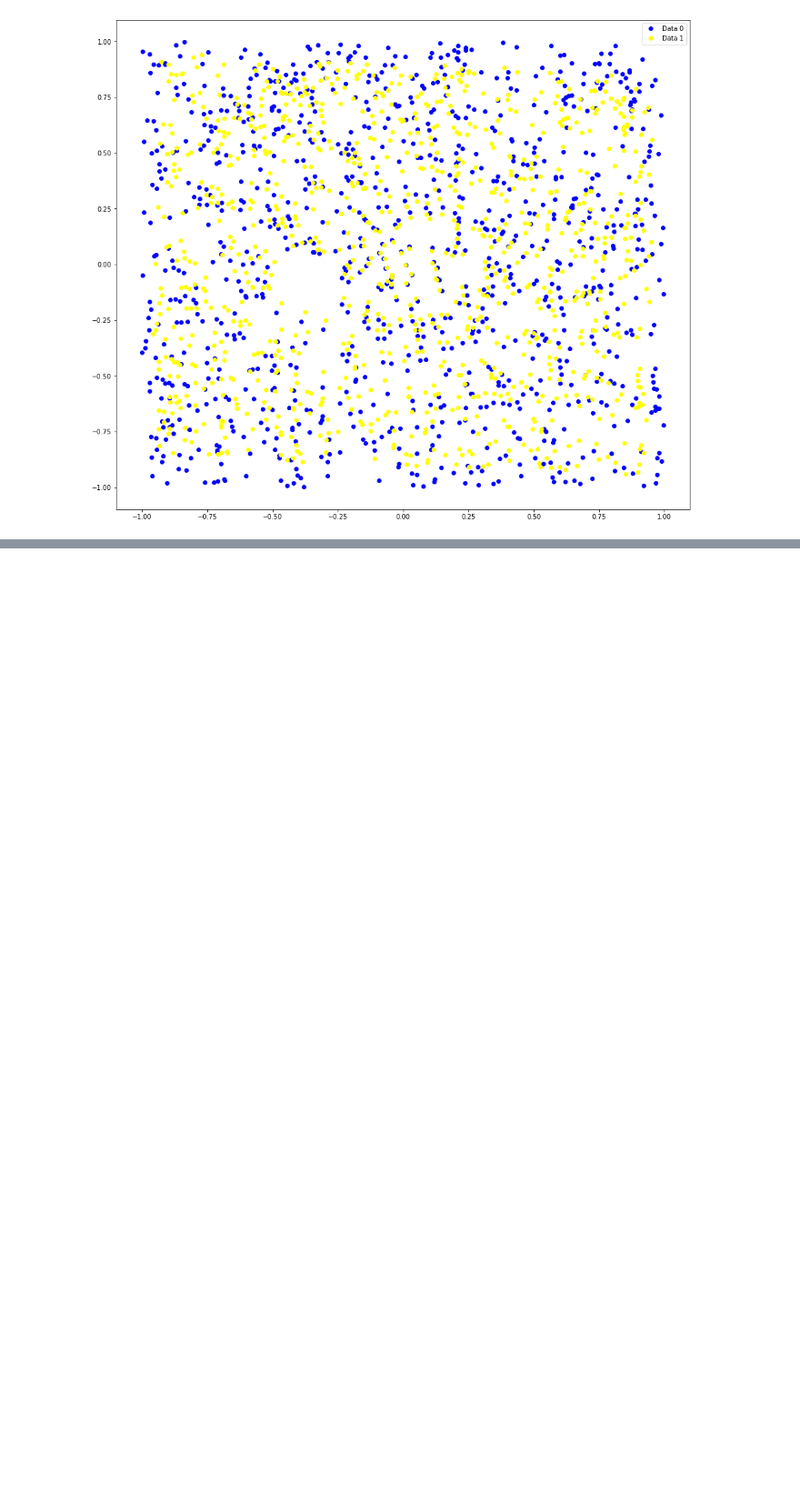
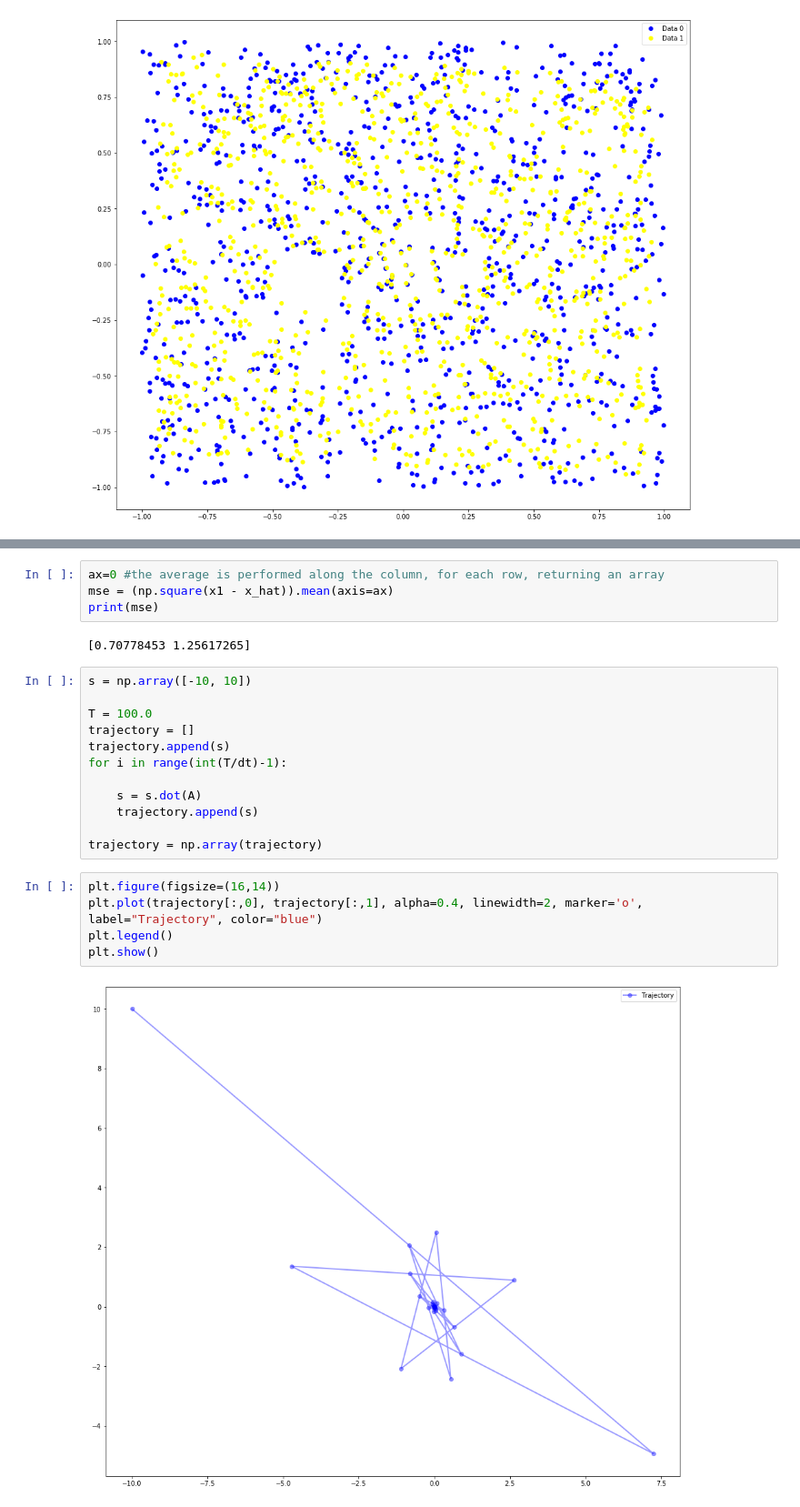
Before and after one commit to ameliescb/EX1_practikum_crowd_modelling, a Jupyter notebook: Exercise 5/Task2/task2.ipynb, the cells around one changed output, grey strips where cells are left out. Shown at 91% size. Drawn from its saved outputs; the diff is of its cells as text; blank space fills up the shorter version.

```diff
--- a/Exercise 5/Task2/task2.ipynb
+++ b/Exercise 5/Task2/task2.ipynb
@@ -72,0 +58,25 @@ plt.show()
+# %%
+ax=0 #the average is performed along the column, for each row, returning an array
+mse = (np.square(x1 - x_hat)).mean(axis=ax)
+print(mse)
+# %% [output]
+[0.70778453 1.25617265]
+# %%
+s = np.array([-10, 10])
+
+T = 100.0
+trajectory = []
+trajectory.append(s)
+for i in range(int(T/dt)-1):
+
+    s = s.dot(A)
+    trajectory.append(s)
+
+trajectory = np.array(trajectory)
+# %%
+plt.figure(figsize=(16,14))
+plt.plot(trajectory[:,0], trajectory[:,1], alpha=0.4, linewidth=2, marker='o', label="Trajectory", color="blue")
+plt.legend()
+plt.show()
+# %% [output]
+[figure, added]
```
Also changed, not shown: parts of 5 cells of this notebook, 1 other file.
